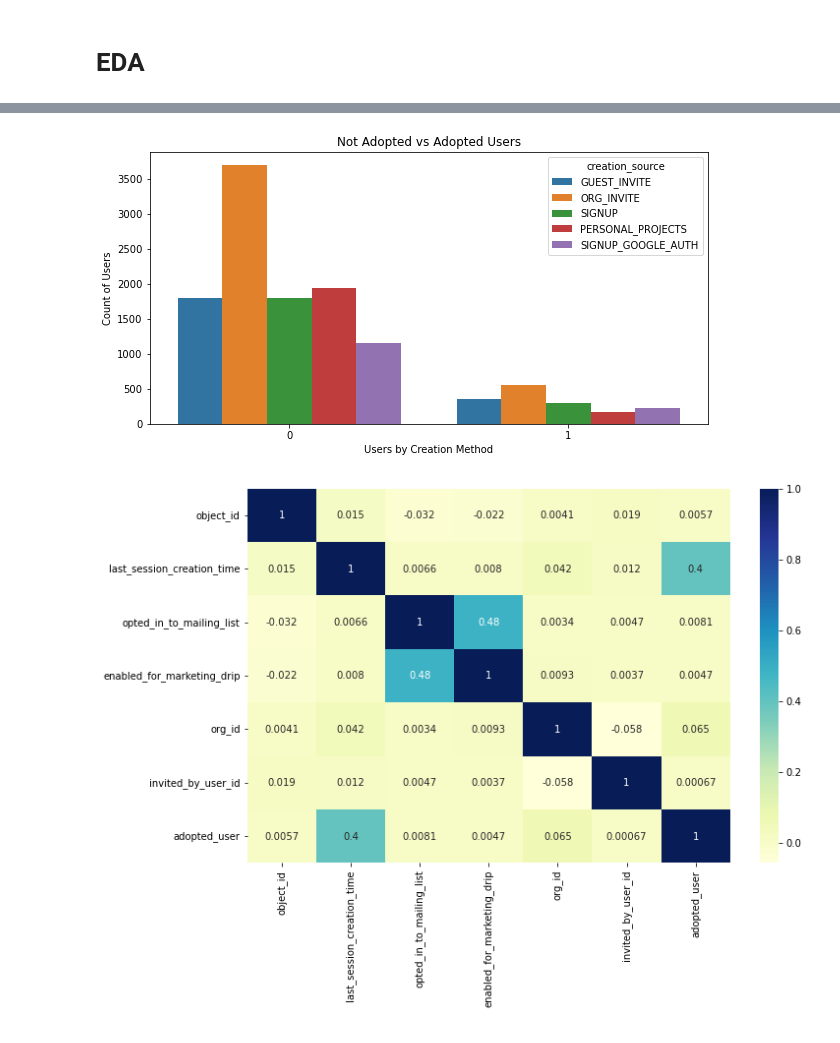
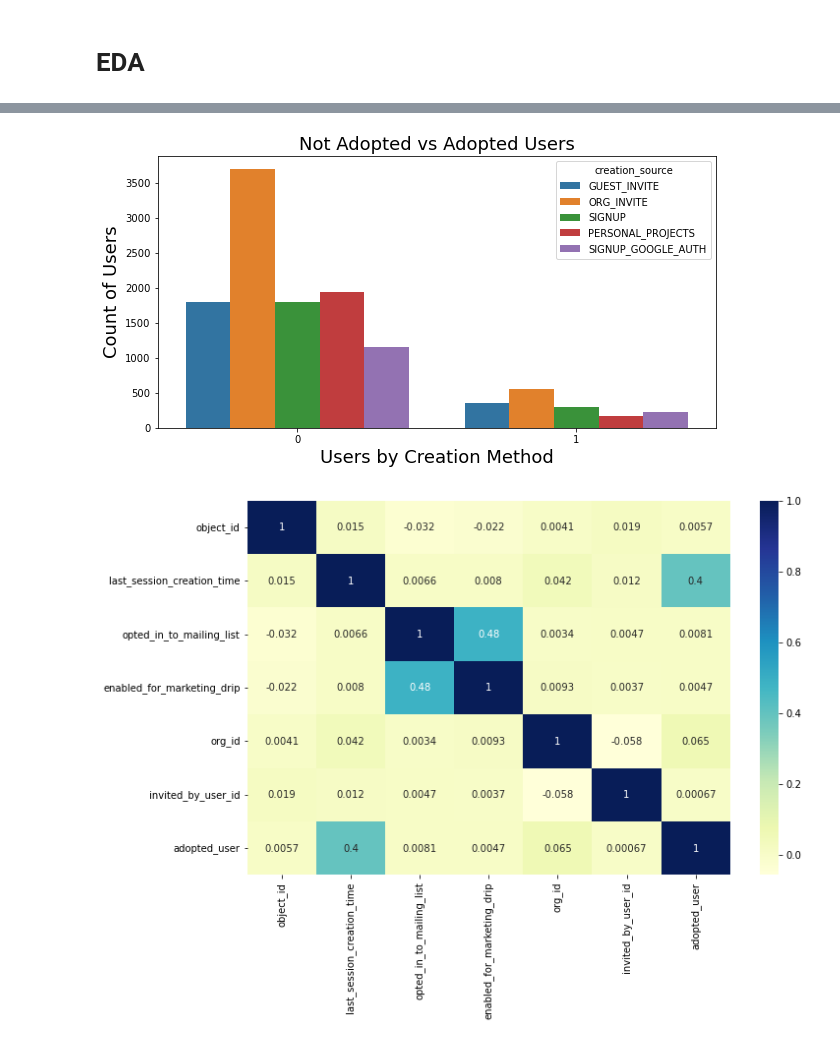
Before and after one commit to ValGRY/Data-Science-Projects, a Jupyter notebook: Challenge 2/Relax project.ipynb, the cells around one changed output, grey strips where cells are left out. Cells and saved outputs as stored; diff of their text form; code cells hidden in the pictures.

```diff
--- a/Challenge 2/Relax project.ipynb
+++ b/Challenge 2/Relax project.ipynb
@@ -166,11 +180,11 @@ sns.countplot(x='if_invited', data=users, hue='adopted')
 # %%
 plt.figure(figsize=(10, 5))
 sns.countplot(x='adopted_user', data=df_clean, hue='creation_source')
-plt.title('Not Adopted vs Adopted Users')
-plt.ylabel('Count of Users')
-plt.xlabel('Users by Creation Method');
+plt.title('Not Adopted vs Adopted Users', size = 18)
+plt.ylabel('Count of Users', size = 18)
+plt.xlabel('Users by Creation Method', size = 18);
 # %% [output]
-[figure, old version]
+[figure, new version]
 # %%
 sns.heatmap(df_clean.corr(), yticklabels=True, annot=True, cmap="YlGnBu")
 plt.gcf().set_size_inches(11, 7)
```
Also changed, not shown: parts of 8 cells of this notebook.
